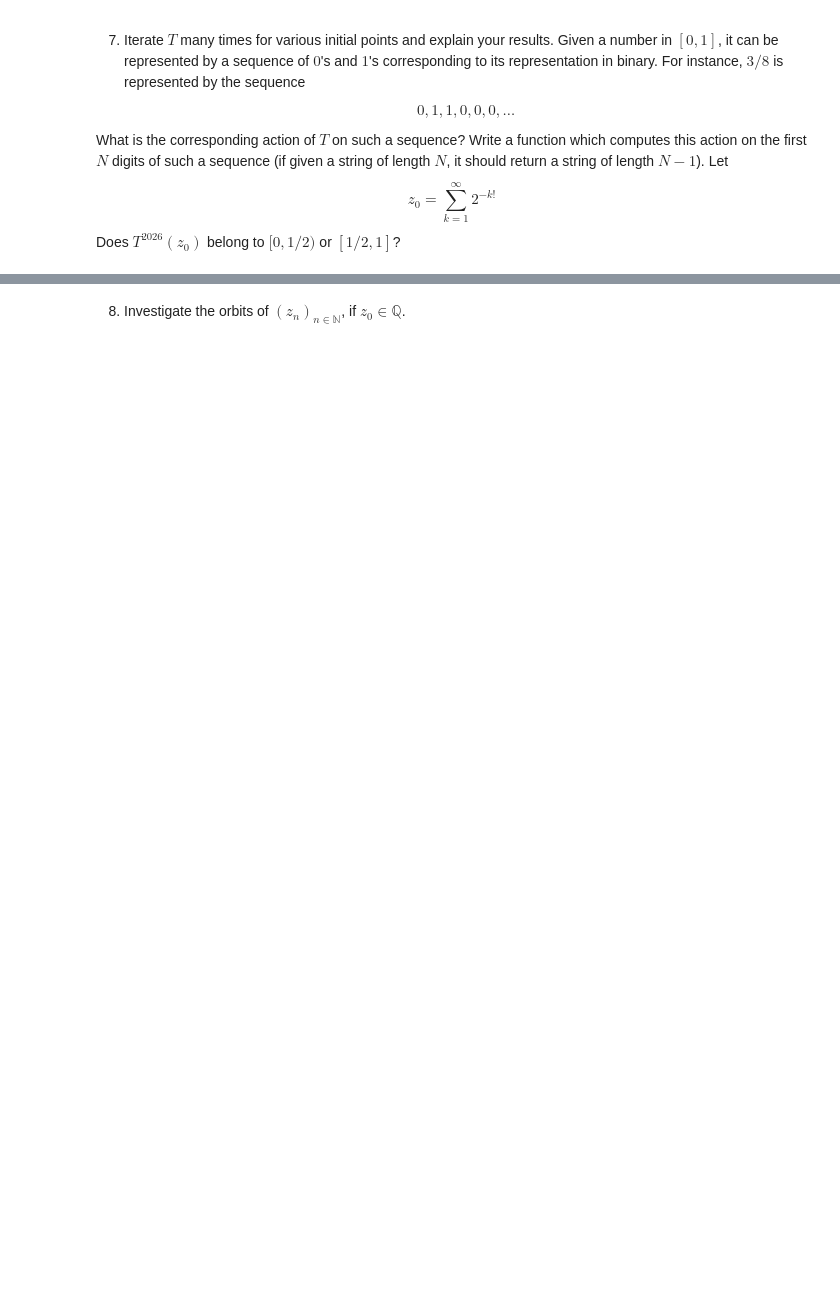
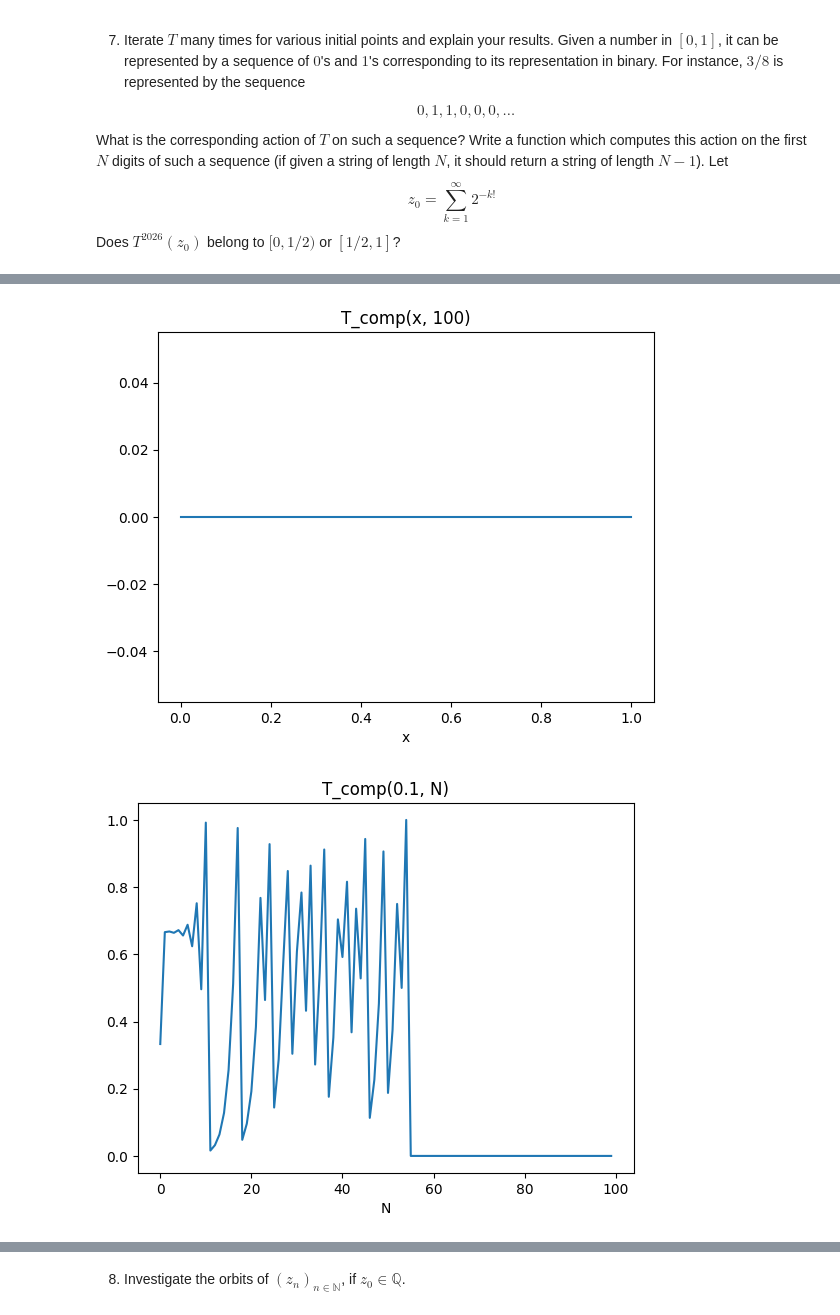
Before and after one commit to raulandrei00/Polytechnique_L2, a Jupyter notebook: discrete/project/FinalProject/FinalProject.ipynb, the cells around one changed output, grey strips where cells are left out. Drawn from its saved outputs; the diff is of its cells as text; code cells hidden in the pictures; blank space fills up the shorter version.

```diff
--- a/discrete/project/FinalProject/FinalProject.ipynb
+++ b/discrete/project/FinalProject/FinalProject.ipynb
@@ -398,0 +513,21 @@ def N (p):
+# %%
+#iterate over various n to plot T_comp
+
+N = 100
+x = np.linspace(0, 1, 1000)
+
+plt.plot(x, T_comp(x, N))
+plt.title(f'T_comp(x, {N})')
+plt.xlabel('x')
+plt.show()
+
+N_r = range(100)
+plt.plot(N_r, T_comp(0.333, N_r))
+plt.title(f'T_comp(0.1, N)')
+plt.xlabel('N')
+plt.show()
+
+# from the plots drawn we can conclude that T^n converges to 0 for rationals of the form x/1000.
+# %% [output]
+[figure, added]
+[figure, added]
```
Also changed, not shown: parts of 13 cells of this notebook, 1 other file.
